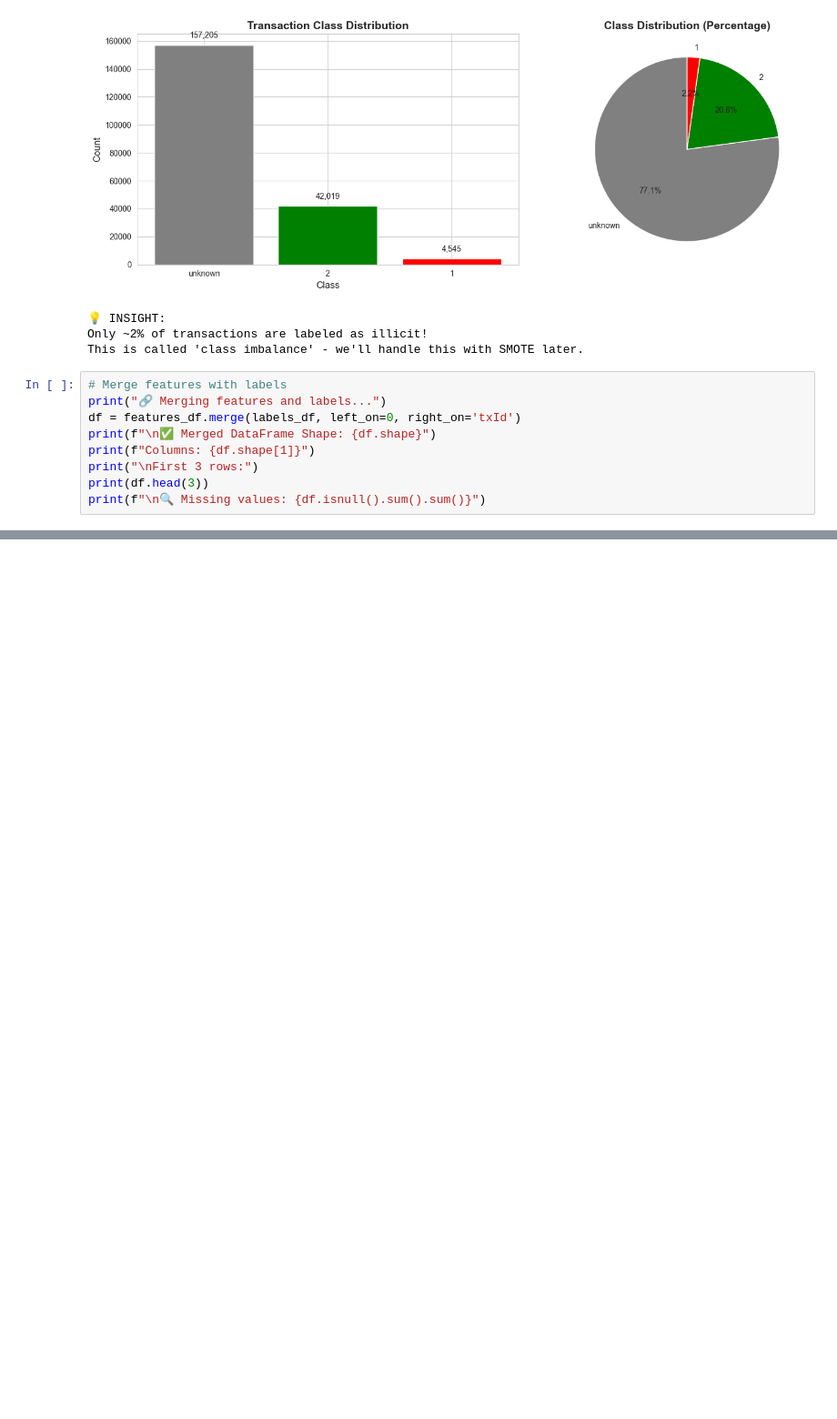
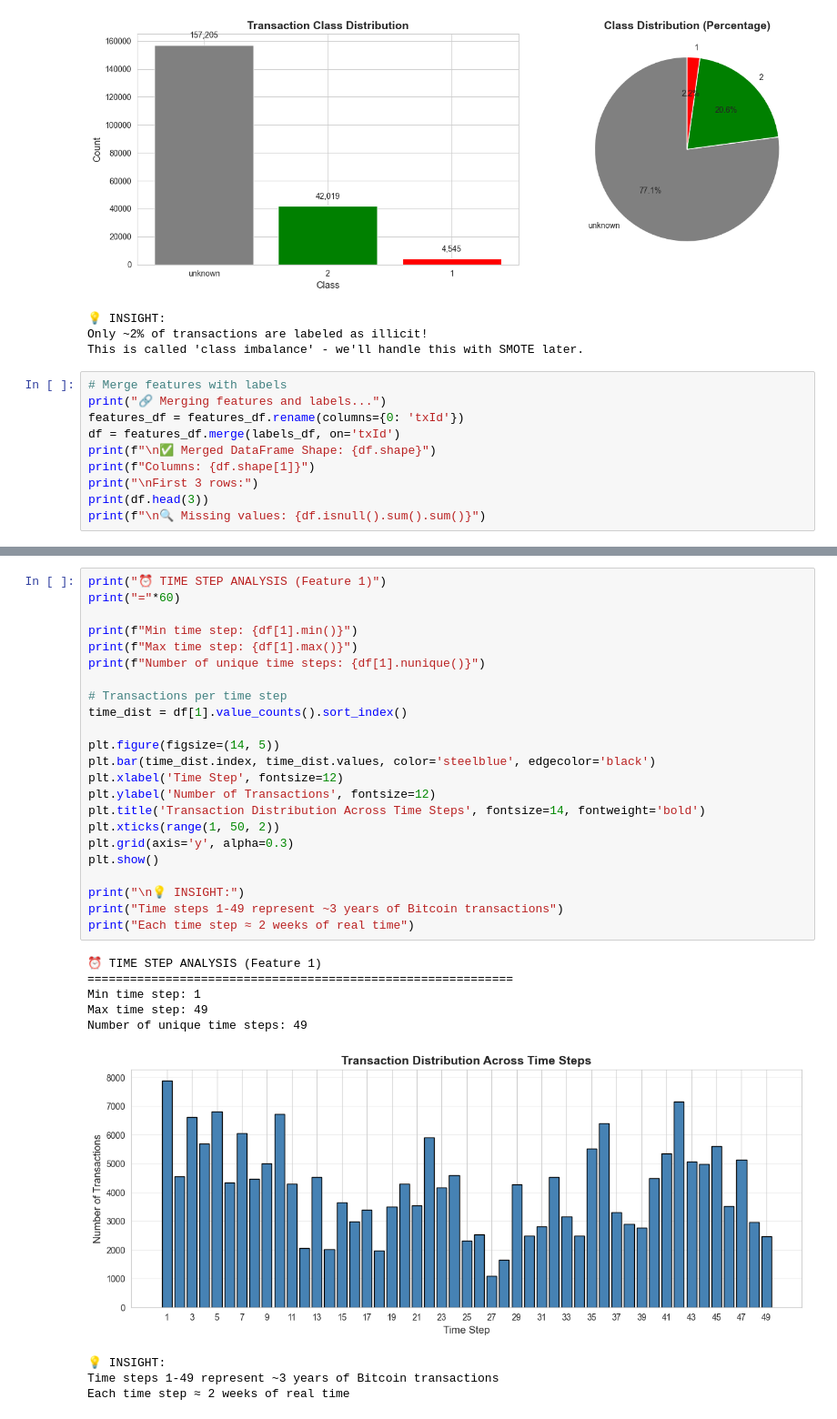
Before and after one commit to IIIAMAH3/AML-Blockchain-Monitoring-System, a Jupyter notebook: notebooks/01_explore_elliptic_dataset.ipynb, the cells around one changed output, grey strips where cells are left out. Shown at 91% size. Saved outputs shown, nothing was run; the diff lists cells and outputs as text; blank space fills up the shorter version.

```diff
--- a/notebooks/01_explore_elliptic_dataset.ipynb
+++ b/notebooks/01_explore_elliptic_dataset.ipynb
@@ -141,7 +141,8 @@ This is called 'class imbalance' - we'll handle this with SMOTE later.
 # %%
 # Merge features with labels
 print("🔗 Merging features and labels...")
-df = features_df.merge(labels_df, left_on=0, right_on='txId')
+features_df = features_df.rename(columns={0: 'txId'})
+df = features_df.merge(labels_df, on='txId')
 print(f"\n✅ Merged DataFrame Shape: {df.shape}")
 print(f"Columns: {df.shape[1]}")
 print("\nFirst 3 rows:")
@@ -166,2 +167,35 @@ First 3 rows:
 
 🔍 Missing values: 0
+# %%
+print("⏰ TIME STEP ANALYSIS (Feature 1)")
+print("="*60)
+
+print(f"Min time step: {df[1].min()}")
+print(f"Max time step: {df[1].max()}")
+print(f"Number of unique time steps: {df[1].nunique()}")
+
+# Transactions per time step
+time_dist = df[1].value_counts().sort_index()
+
+plt.figure(figsize=(14, 5))
+plt.bar(time_dist.index, time_dist.values, color='steelblue', edgecolor='black')
+plt.xlabel('Time Step', fontsize=12)
+plt.ylabel('Number of Transactions', fontsize=12)
+plt.title('Transaction Distribution Across Time Steps', fontsize=14, fontweight='bold')
+plt.xticks(range(1, 50, 2))
+plt.grid(axis='y', alpha=0.3)
+plt.show()
+
+print("\n💡 INSIGHT:")
+print("Time steps 1-49 represent ~3 years of Bitcoin transactions")
+print("Each time step ≈ 2 weeks of real time")
+# %% [output]
+⏰ TIME STEP ANALYSIS (Feature 1)
+============================================================
+Min time step: 1
+Max time step: 49
+Number of unique time steps: 49
+[figure, added]
+💡 INSIGHT:
+Time steps 1-49 represent ~3 years of Bitcoin transactions
+Each time step ≈ 2 weeks of real time
```
Also changed, not shown: parts of 2 cells of this notebook.
